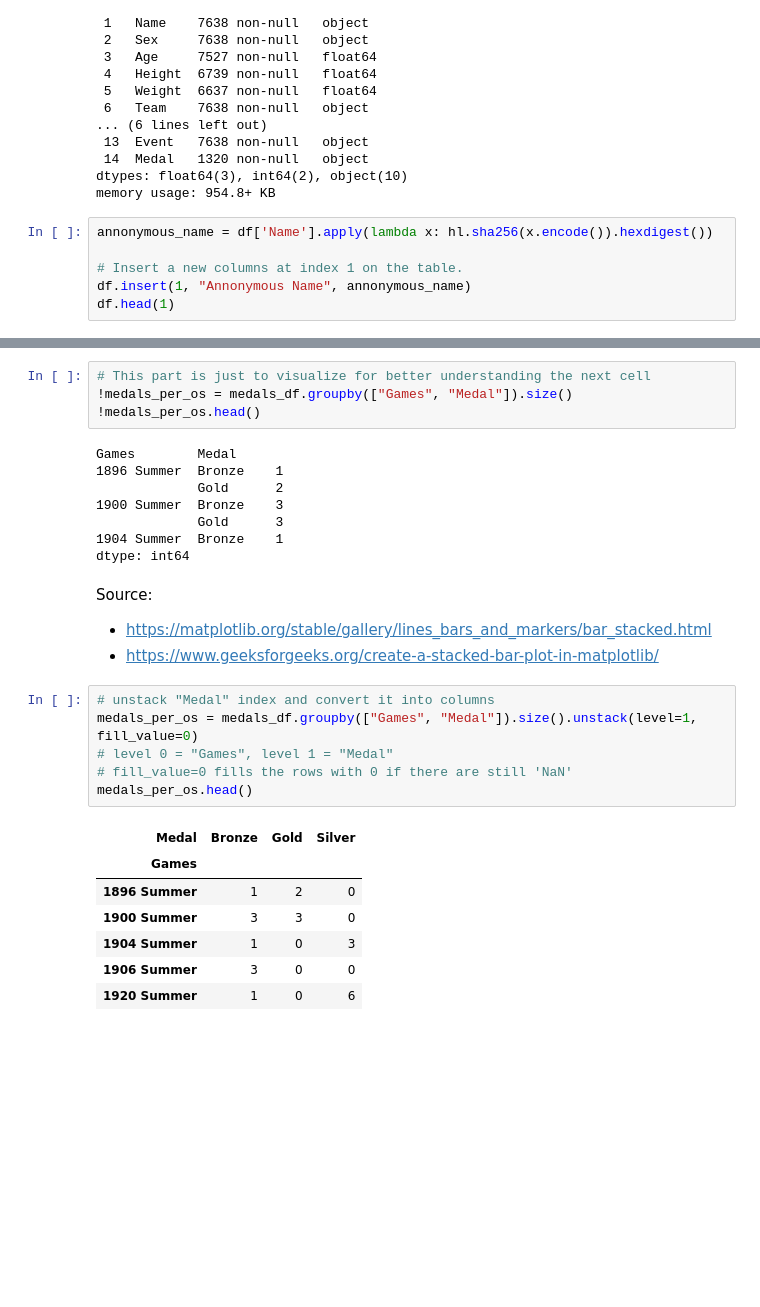
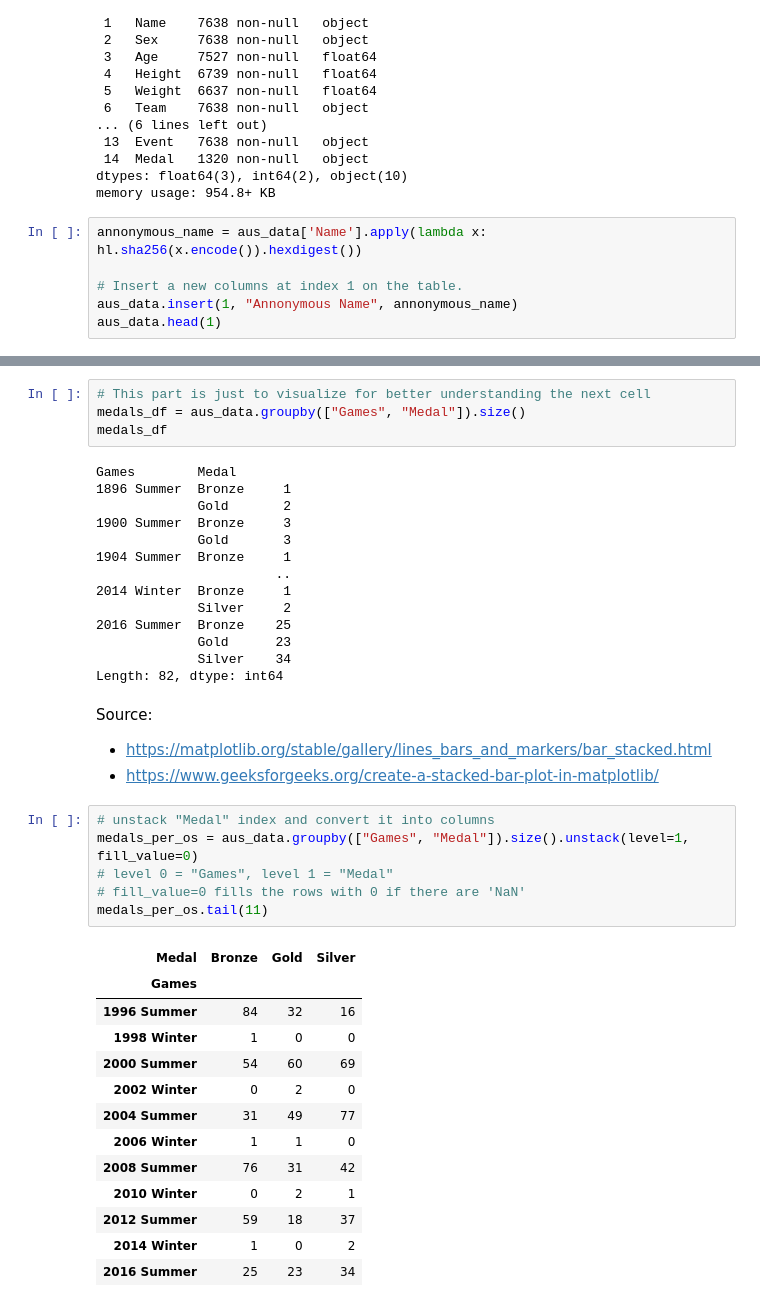
Before and after one commit to HexHungryAda/project-os, a Jupyter notebook: task1.ipynb, the cells around one changed output, grey strips where cells are left out. Saved outputs shown, nothing was run; the diff lists cells and outputs as text; blank space fills up the shorter version.

```diff
--- a/task1.ipynb
+++ b/task1.ipynb
@@ -35,10 +35,10 @@ Data columns (total 15 columns):
 dtypes: float64(3), int64(2), object(10)
 memory usage: 954.8+ KB
 # %%
-annonymous_name = df['Name'].apply(lambda x: hl.sha256(x.encode()).hexdigest())
+annonymous_name = aus_data['Name'].apply(lambda x: hl.sha256(x.encode()).hexdigest())
 
 # Insert a new columns at index 1 on the table.
-df.insert(1, "Annonymous Name", annonymous_name)
-df.head(1)
+aus_data.insert(1, "Annonymous Name", annonymous_name)
+aus_data.head(1)
 # %% [output]
 |  | ID | Annonymous Name | Name | Sex | Age | Height | Weight | Team | NOC | Games | ... |
@@ -163,31 +118,43 @@ memory usage: 165.0+ KB
 # %%
 # This part is just to visualize for better understanding the next cell
-!medals_per_os = medals_df.groupby(["Games", "Medal"]).size()
-!medals_per_os.head()
+medals_df = aus_data.groupby(["Games", "Medal"]).size()
+medals_df
 # %% [output]
 Games        Medal
-1896 Summer  Bronze    1
-             Gold      2
-1900 Summer  Bronze    3
-             Gold      3
-1904 Summer  Bronze    1
-dtype: int64
+1896 Summer  Bronze     1
+             Gold       2
+1900 Summer  Bronze     3
+             Gold       3
+1904 Summer  Bronze     1
+                       ..
+2014 Winter  Bronze     1
+             Silver     2
+2016 Summer  Bronze    25
+             Gold      23
+             Silver    34
+Length: 82, dtype: int64
 # %% [markdown]
 Source:
 - https://matplotlib.org/stable/gallery/lines_bars_and_markers/bar_stacked.html
 - https://www.geeksforgeeks.org/create-a-stacked-bar-plot-in-matplotlib/
 # %%
 # unstack "Medal" index and convert it into columns
-medals_per_os = medals_df.groupby(["Games", "Medal"]).size().unstack(level=1, fill_value=0)
+medals_per_os = aus_data.groupby(["Games", "Medal"]).size().unstack(level=1, fill_value=0)
 # level 0 = "Games", level 1 = "Medal"
-# fill_value=0 fills the rows with 0 if there are still 'NaN'
-medals_per_os.head()
+# fill_value=0 fills the rows with 0 if there are 'NaN'
+medals_per_os.tail(11)
 # %% [output]
 | Medal | Bronze | Gold | Silver |
 | Games |  |  |  |
-| 1896 Summer | 1 | 2 | 0 |
-| 1900 Summer | 3 | 3 | 0 |
-| 1904 Summer | 1 | 0 | 3 |
-| 1906 Summer | 3 | 0 | 0 |
-| 1920 Summer | 1 | 0 | 6 |
+| 1996 Summer | 84 | 32 | 16 |
+| 1998 Winter | 1 | 0 | 0 |
+| 2000 Summer | 54 | 60 | 69 |
+| 2002 Winter | 0 | 2 | 0 |
+| 2004 Summer | 31 | 49 | 77 |
+| 2006 Winter | 1 | 1 | 0 |
+| 2008 Summer | 76 | 31 | 42 |
+| 2010 Winter | 0 | 2 | 1 |
+| 2012 Summer | 59 | 18 | 37 |
+| 2014 Winter | 1 | 0 | 2 |
+| 2016 Summer | 25 | 23 | 34 |
 # %%
```
Also changed, not shown: parts of 20 cells of this notebook.
